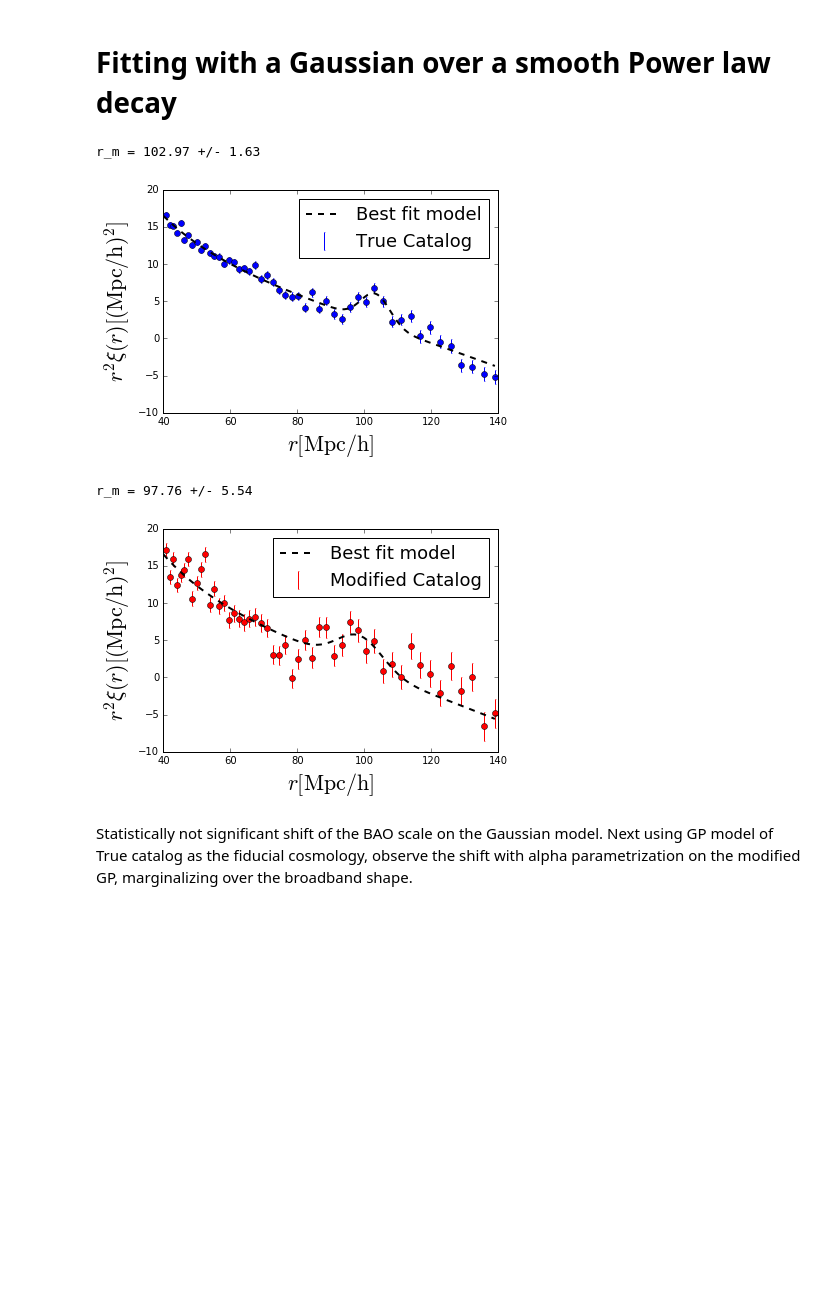
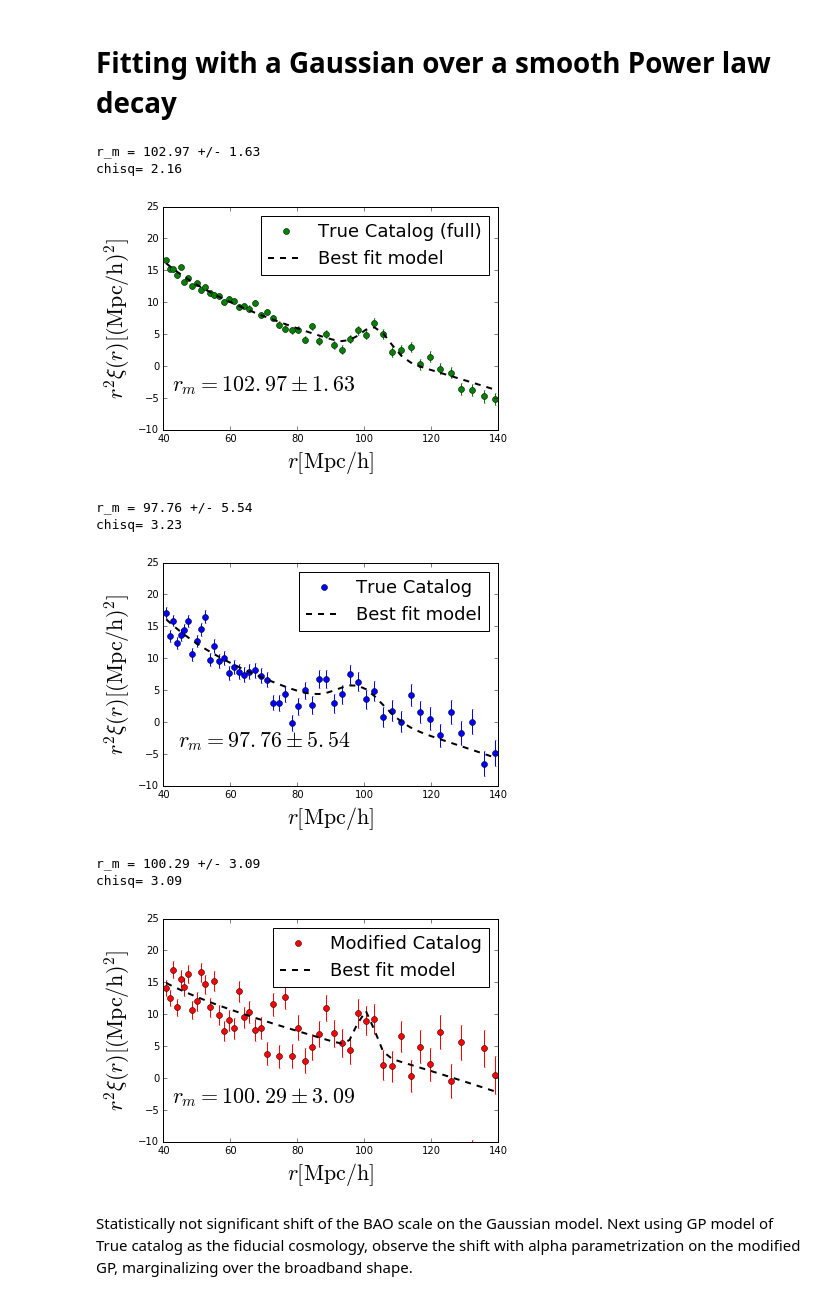
Before and after one commit to gdhungana/FitBAO, a Jupyter notebook: fitbao/fitbao.ipynb, the cells around one changed output. Saved outputs shown, nothing was run; the diff lists cells and outputs as text; code cells hidden in the pictures; blank space fills up the shorter version.

Commit message:
Showing eff model results

```diff
--- a/fitbao/fitbao.ipynb
+++ b/fitbao/fitbao.ipynb
@@ -31,0 +32,8 @@ plot_xi(r2,xi2,xivar2,cut=140,color='red')
+# %%
+#- same for the modified catalog: quickcat model
+r3,xi3,xivar3=read_2pt('Analysisb/treecorr_elg_quickcat_0.6-0.7.fits')
+# First plot just the 2PCF as is.
+plot_xi(r3,xi3,xivar3,cut=140,fit=False,color='red')
+
+#- Fit with a GP fit upto r=140
+plot_xi(r3,xi3,xivar3,cut=140,color='red')
@@ -32,16 +43,22 @@ plot_xi(r2,xi2,xivar2,cut=140,color='red')
 # %% [markdown]
 # Fitting with a Gaussian over a smooth Power law decay
 # %%
-#- Now use the analytic fit
-plot_gauss_model(r,xi,xivar,rrange=(40,140))
+#- Now use the analytic fit: Full model
+plot_gauss_model(r,xi,xivar,rrange=(40,140), color='green',label='True Catalog (full)')
 
 #- read the modified catalog after observing conditions applied and do the fit there too.
-plot_gauss_model(r2,xi2,xivar2,rrange=(40,140),color='red',label='Modified Catalog')
+plot_gauss_model(r2,xi2,xivar2,rrange=(40,140),color='blue',label='True Catalog')
 #- TODO This only has the MLE fit now. Better to perform MCMC to see the full MAP and the covariances of all the model parameters
+plot_gauss_model(r3,xi3,xivar3,rrange=(40,140),color='red',label='Modified Catalog')
 # %% [output]
 r_m = 102.97 +/- 1.63
+chisq= 2.16
-[figure, old version]
+[figure, new version]
 r_m = 97.76 +/- 5.54
+chisq= 3.23
-[figure, old version]
+[figure, new version]
+r_m = 100.29 +/- 3.09
+chisq= 3.09
+[figure, added]
 # %% [markdown]
 Statistically not significant shift of the BAO scale on the Gaussian model. Next using GP model of True catalog as the fiducial cosmology, observe the shift with alpha parametrization on the modified GP, marginalizing over the broadband shape.
```
Also changed, not shown: parts of 3 cells of this notebook.
